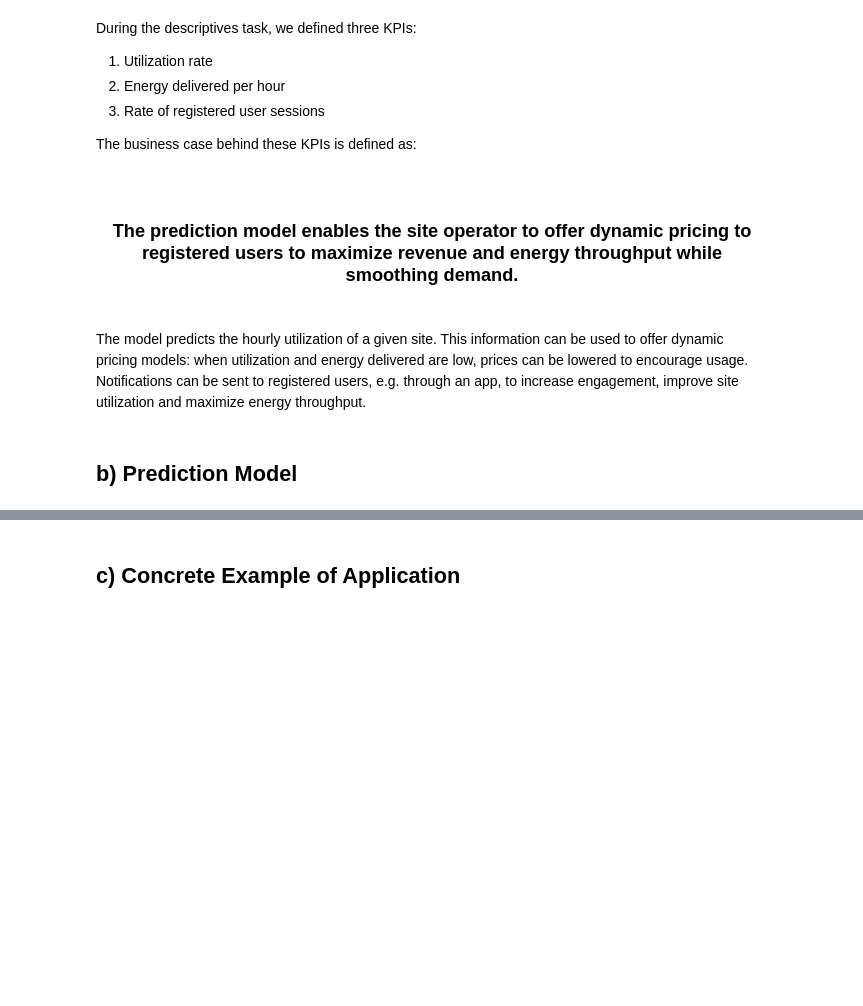
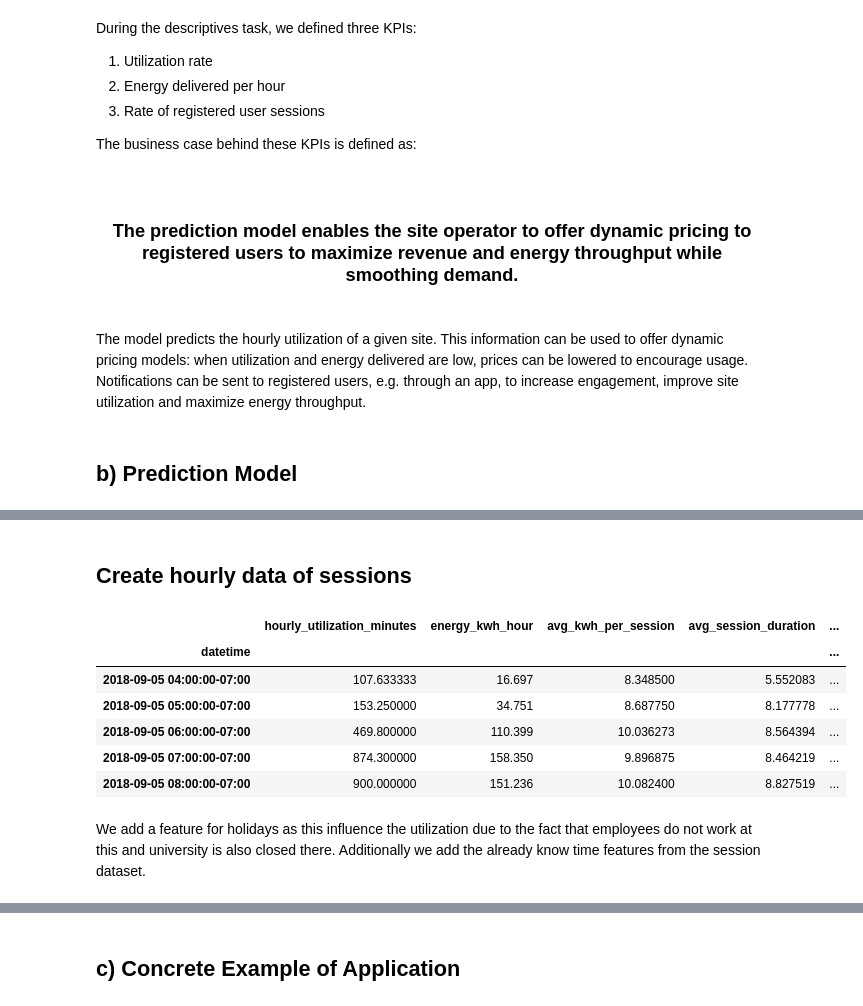
Before and after one commit to lbaudenb/AA_Team_6, a Jupyter notebook: notebooks/04_prediction.ipynb, the cells around one changed output, grey strips where cells are left out. Drawn from its saved outputs; the diff is of its cells as text; code cells hidden in the pictures; blank space fills up the shorter version.

```diff
--- a/notebooks/04_prediction.ipynb
+++ b/notebooks/04_prediction.ipynb
@@ -26,0 +144,4 @@ The model predicts the hourly utilization of a given site. This information can
+# %%
+# Compute hourly utilization for site 1 using connectionTime & disconnectTime
+df_site_1_util = make_site1_hourly_utilization(df_site_1, 'connectionTime', 'disconnectTime')
+df_site_1 = df_site_1.sort_values(by='connectionTime', ascending=True)
@@ -26,0 +177,2 @@ The model predicts the hourly utilization of a given site. This information can
+# %% [markdown]
+## Create hourly data of sessions
@@ -26,0 +248,13 @@ The model predicts the hourly utilization of a given site. This information can
+# %%
+df_site_1_features = make_site1_hourly_features(df_site_1, 'connectionTime', 'disconnectTime')
+df_site_1_features.head()
+# %% [output]
+|  | hourly_utilization_minutes | energy_kwh_hour | avg_kwh_per_session | avg_session_duration | ... |
+| datetime |  |  |  |  | ... |
+| 2018-09-05 04:00:00-07:00 | 107.633333 | 16.697 | 8.348500 | 5.552083 | ... |
+| 2018-09-05 05:00:00-07:00 | 153.250000 | 34.751 | 8.687750 | 8.177778 | ... |
+| 2018-09-05 06:00:00-07:00 | 469.800000 | 110.399 | 10.036273 | 8.564394 | ... |
+| 2018-09-05 07:00:00-07:00 | 874.300000 | 158.350 | 9.896875 | 8.464219 | ... |
+| 2018-09-05 08:00:00-07:00 | 900.000000 | 151.236 | 10.082400 | 8.827519 | ... |
+# %% [markdown]
+We add a feature for holidays as this  influence the utilization due to the fact that employees do not work at this and university is also closed there. Additionally we add the already know time features from the session dataset.
```
Also changed, not shown: parts of 13 cells of this notebook.
